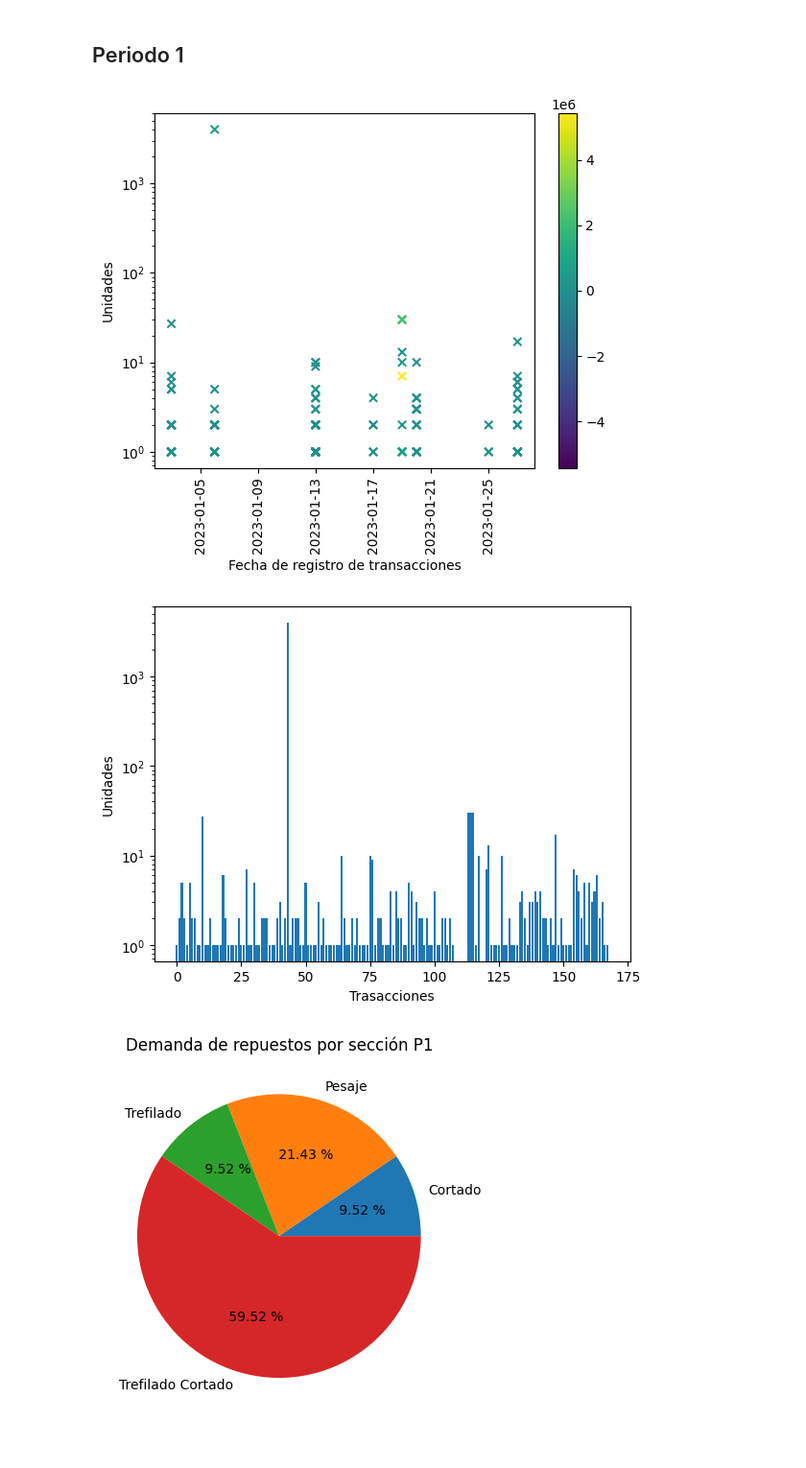
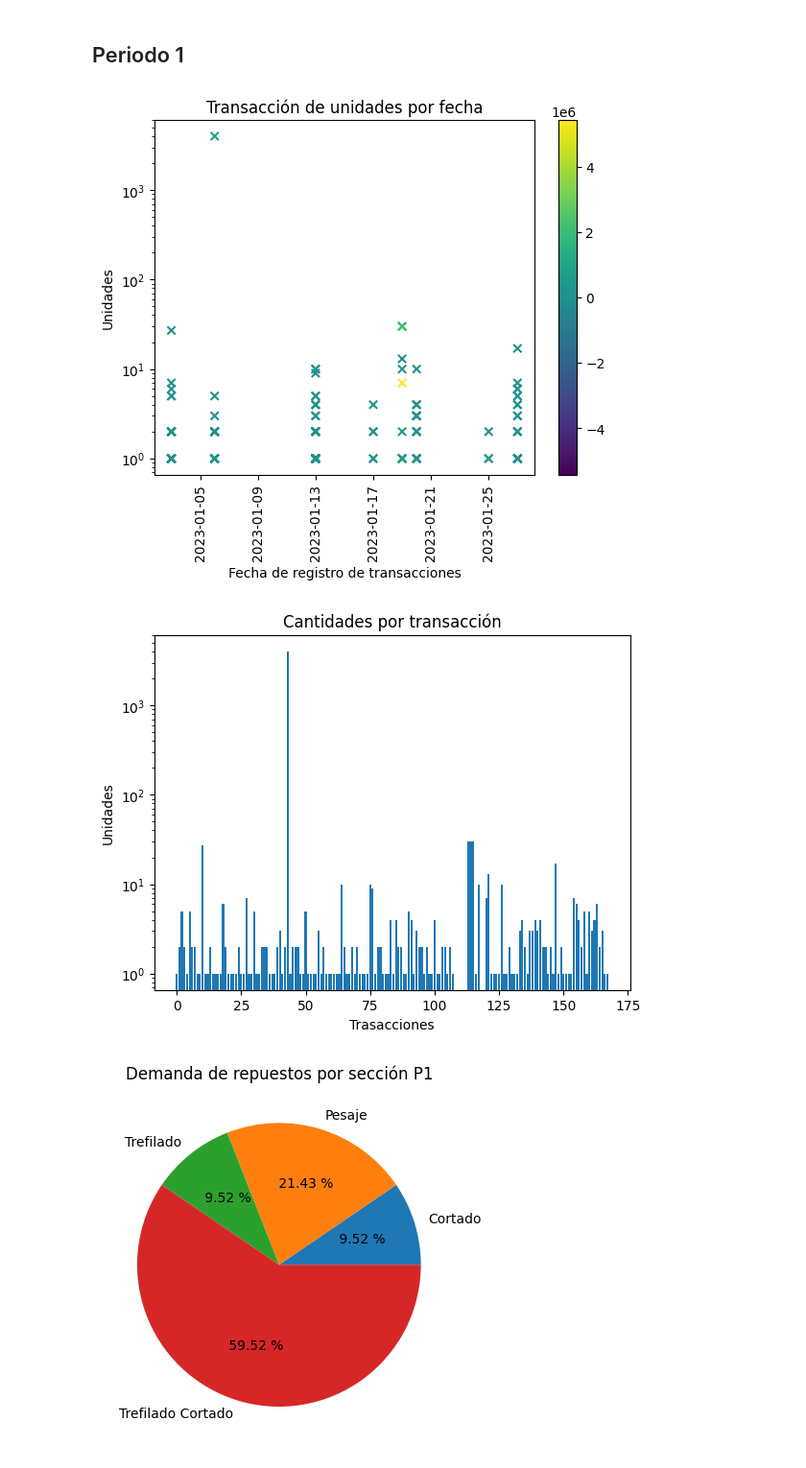
Before and after one commit to 4191451/PROYECTO-BIG-DATA, a Jupyter notebook: Proyecto_Almacen_de_Refacciones_DANIEL_GUERRERO_JOHAN_TORRES.ipynb, the cells around one changed output. Shown at 96% size. Cells and saved outputs as stored; diff of their text form; code cells hidden in the pictures.

```diff
--- a/Proyecto_Almacen_de_Refacciones_DANIEL_GUERRERO_JOHAN_TORRES.ipynb
+++ b/Proyecto_Almacen_de_Refacciones_DANIEL_GUERRERO_JOHAN_TORRES.ipynb
@@ -417,16 +417,18 @@ pl.colorbar()
 pl.yscale("log")
 pl.xlabel('Fecha de registro de transacciones')
 pl.ylabel('Unidades')
+pl.title('Transacción de unidades por fecha')
 _ = pl.xticks(rotation=90)
 # %% [output]
-[figure, old version]
+[figure, new version]
 # %%
 pl.bar(np.arange(len(DP1['Cantidad total reg.'])), DP1['Cantidad total reg.'])
 pl.yscale('log')
 pl.xlabel('Trasacciones')
+pl.title('Cantidades por transacción')
 _ = pl.ylabel('Unidades')
 # %% [output]
-[figure, old version]
+[figure, new version]
 # %%
 # Grafico de torta
 data_head, counts = np.unique(DP1['Denominación del objeto'], return_counts= True)
```
Also changed, not shown: parts of 31 cells of this notebook.
